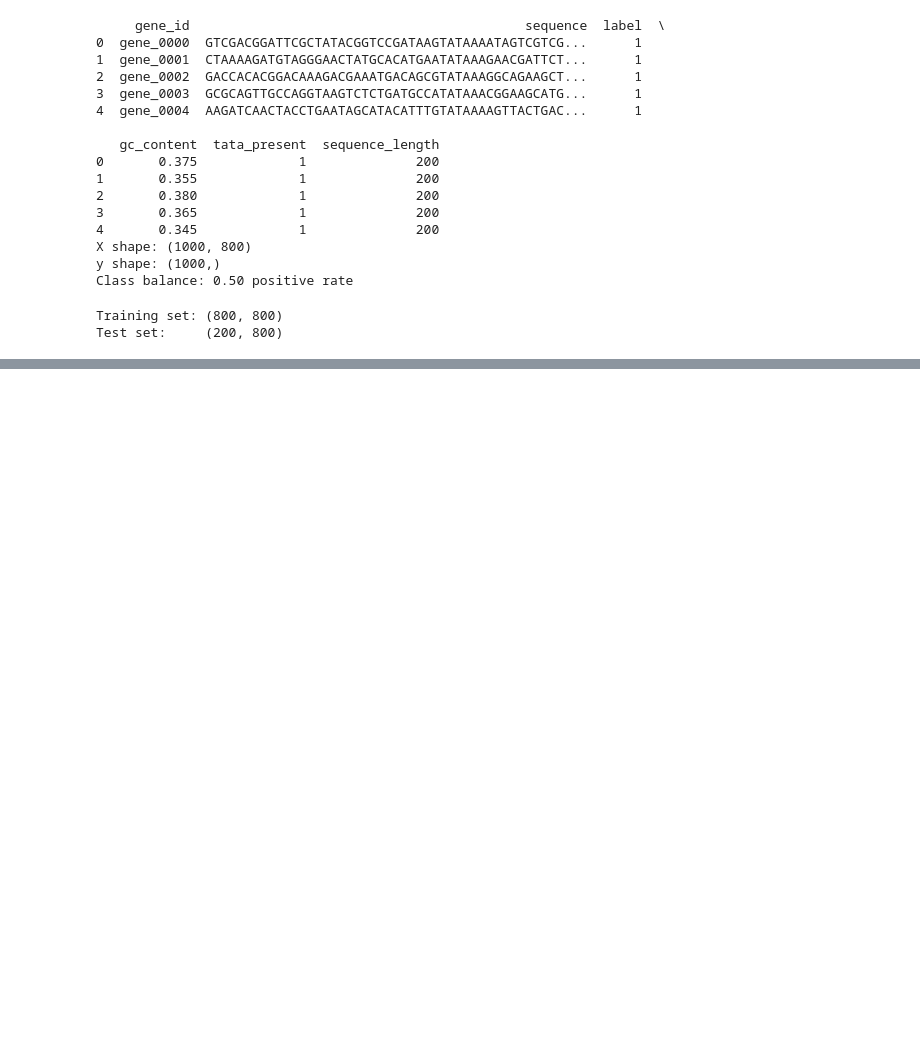
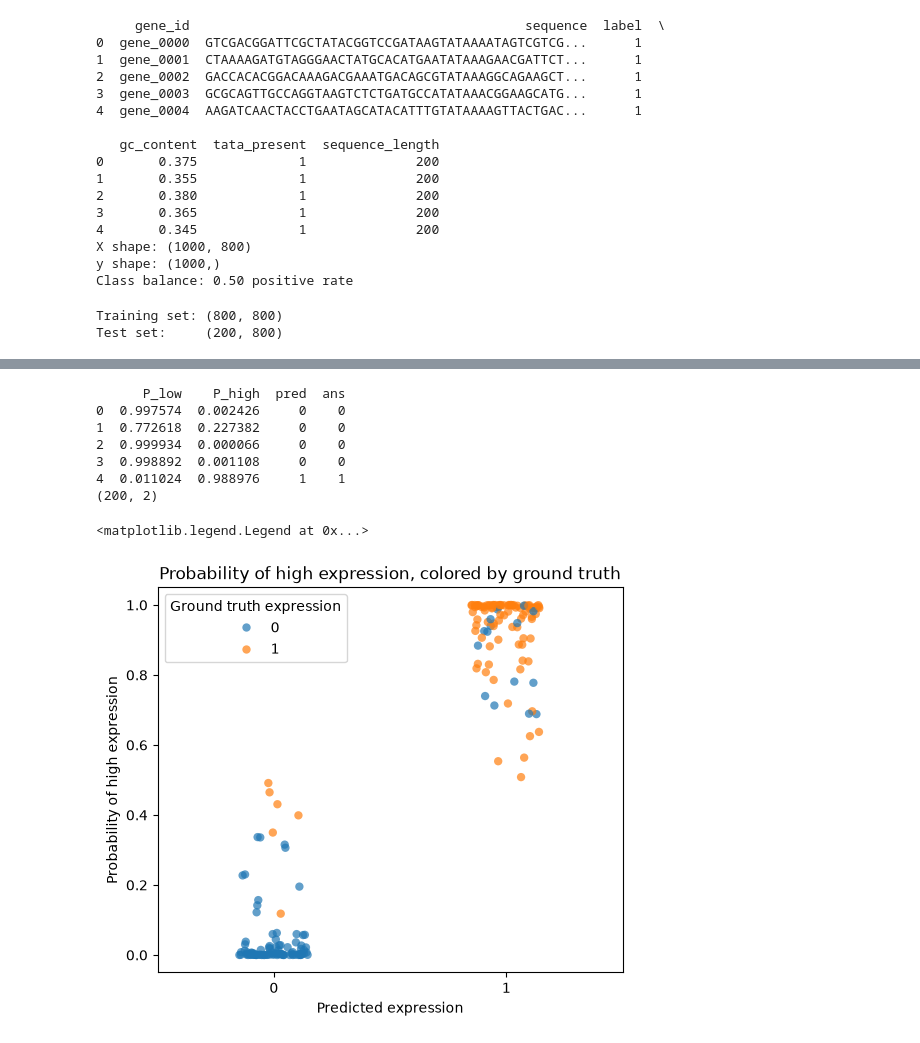
Before and after one commit to sweavs111/genomics_ml_tutorial, a Jupyter notebook: module_02.ipynb, the cells around one changed output, grey strips where cells are left out. Cells and saved outputs as stored; diff of their text form; code cells hidden in the pictures; blank space fills up the shorter version.

Commit message:
plotting

```diff
--- a/module_02.ipynb
+++ b/module_02.ipynb
@@ -73 +87,40 @@ print(f"Test accuracy: {accuracy_score(y_test, y_pred):.3f}")
 Test accuracy: 0.895
+# %%
+# Some misc. graphing
+import matplotlib.pyplot as plt
+import seaborn as sns
+
+y_proba = model.predict_proba(X_test)
+# print(y_proba[:5])
+prob_df = pd.DataFrame(y_proba, columns=['P_low', 'P_high'])
+prob_df['pred'] = y_pred
+prob_df['ans'] = y_test
+print(prob_df.head())
+print(y_proba.shape)
+
+# plot
+plt.figure(figsize = (6, 5))
+sns.stripplot(
+    data = prob_df,
+    x='pred',
+    y='P_high',
+    jitter=0.15,
+    alpha = 0.7,
+    size=6,
+    hue='ans'
+)
+
+plt.title("Probability of high expression, colored by ground truth")
+plt.xlabel("Predicted expression")
+plt.ylabel("Probability of high expression")
+plt.legend(title="Ground truth expression")
+# %% [output]
+      P_low    P_high  pred  ans
+0  0.997574  0.002426     0    0
+1  0.772618  0.227382     0    0
+2  0.999934  0.000066     0    0
+3  0.998892  0.001108     0    0
+4  0.011024  0.988976     1    1
+(200, 2)
+<matplotlib.legend.Legend at 0x...>
+[figure, added]
```
Also changed, not shown: parts of 2 cells of this notebook.
